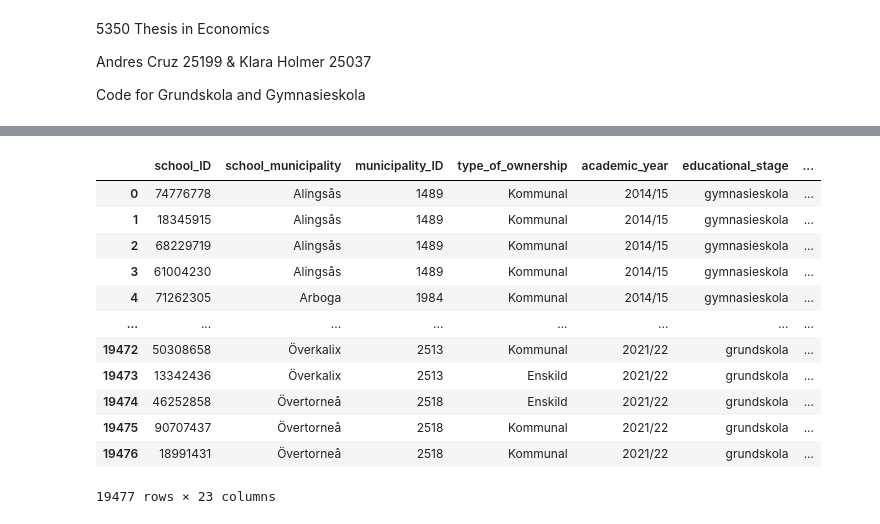
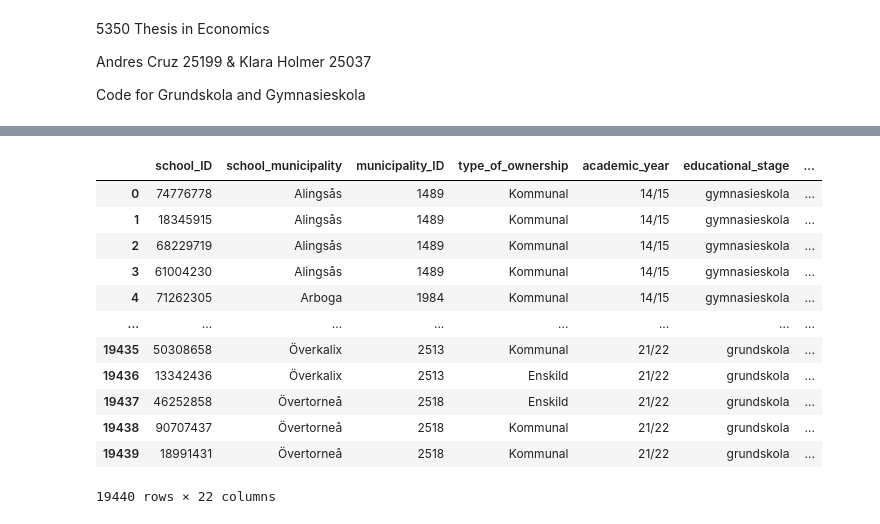
Before and after one commit to andrescruzsanchez/5350-Thesis-in-Economics, a Jupyter notebook: Code/Python/school_data_preparation.ipynb, the cells around one changed output, grey strips where cells are left out. Cells and saved outputs as stored; diff of their text form; code cells hidden in the pictures.

```diff
--- a/Code/Python/school_data_preparation.ipynb
+++ b/Code/Python/school_data_preparation.ipynb
@@ -117,22 +117,6 @@ dataframes = [pd.merge(df, kommun_data, on=join_keys, how='left') for df in data
 
 # Unpacking the list
 school_data_english, school_data_mathematics, school_data_swedish = dataframes
-
-school_data_english
-# %% [output]
-|  | school_ID | school_municipality | municipality_ID | type_of_ownership | academic_year | educational_stage | ... |
-| 0 | 74776778 | Alingsås | 1489 | Kommunal | 2014/15 | gymnasieskola | ... |
-| 1 | 18345915 | Alingsås | 1489 | Kommunal | 2014/15 | gymnasieskola | ... |
-| 2 | 68229719 | Alingsås | 1489 | Kommunal | 2014/15 | gymnasieskola | ... |
-| 3 | 61004230 | Alingsås | 1489 | Kommunal | 2014/15 | gymnasieskola | ... |
-| 4 | 71262305 | Arboga | 1984 | Kommunal | 2014/15 | gymnasieskola | ... |
-| ... | ... | ... | ... | ... | ... | ... | ... |
-| 19472 | 50308658 | Överkalix | 2513 | Kommunal | 2021/22 | grundskola | ... |
-| 19473 | 13342436 | Överkalix | 2513 | Enskild | 2021/22 | grundskola | ... |
-| 19474 | 46252858 | Övertorneå | 2518 | Enskild | 2021/22 | grundskola | ... |
-| 19475 | 90707437 | Övertorneå | 2518 | Kommunal | 2021/22 | grundskola | ... |
-| 19476 | 18991431 | Övertorneå | 2518 | Kommunal | 2021/22 | grundskola | ... |
-19477 rows × 23 columns
 # %%
 # Step 3 -  Imputing and dropping columns
 
@@ -149,6 +133,9 @@ labels = ["1-49", "50-99", "100-199", "200-299", "300-399", "400-499",
 
 # Define a list of columns to drop
 columns_to_drop = [
+    'total_school_students',
+    'graduating_students',
+    'total_fulltime_certified_teachers',
     'total_fulltime_teachers',
     'share_fulltime_certified_teachers',
     'total_active_teachers',
@@ -174,0 +201,44 @@ for df in dataframes:
+# %%
+# Step 4 -  Full School DataFrame
+
+# Find the common school_IDs using set intersection
+common_ids = set(school_data_english['school_ID']) \
+             & set(school_data_swedish['school_ID']) \
+             & set(school_data_mathematics['school_ID'])
+
+# Filter each DataFrame to include only the common school_IDs
+school_data_english = school_data_english[school_data_english['school_ID'].isin(common_ids)]
+school_data_swedish = school_data_swedish[school_data_swedish['school_ID'].isin(common_ids)]
+school_data_mathematics = school_data_mathematics[school_data_mathematics['school_ID'].isin(common_ids)]
+
+# Extract relvant columns for matching
+math_F = school_data_mathematics[['school_ID', 'academic_year', 'share_students_F_ma']]
+swedish_F = school_data_swedish[['school_ID', 'academic_year', 'share_students_F_sv']]
+english_F = school_data_english[['school_ID', 'academic_year', 'share_students_F_eng']]
+
+# Start from a full base dataset (any one of the three is fine)
+school_data = school_data_english.drop(columns=['share_students_F_eng'])
+
+# Merge Swedish share_students_F
+school_data = school_data.merge(swedish_F, on=['school_ID', 'academic_year'], how='left')
+
+# Merge English share_students_F
+school_data = school_data.merge(english_F, on=['school_ID', 'academic_year'], how='left')
+
+# Finally, merge back Mathematics
+school_data = school_data.merge(math_F, on=['school_ID', 'academic_year'], how='left')
+school_data
+# %% [output]
+|  | school_ID | school_municipality | municipality_ID | type_of_ownership | academic_year | educational_stage | ... |
+| 0 | 74776778 | Alingsås | 1489 | Kommunal | 14/15 | gymnasieskola | ... |
+| 1 | 18345915 | Alingsås | 1489 | Kommunal | 14/15 | gymnasieskola | ... |
+| 2 | 68229719 | Alingsås | 1489 | Kommunal | 14/15 | gymnasieskola | ... |
+| 3 | 61004230 | Alingsås | 1489 | Kommunal | 14/15 | gymnasieskola | ... |
+| 4 | 71262305 | Arboga | 1984 | Kommunal | 14/15 | gymnasieskola | ... |
+| ... | ... | ... | ... | ... | ... | ... | ... |
+| 19435 | 50308658 | Överkalix | 2513 | Kommunal | 21/22 | grundskola | ... |
+| 19436 | 13342436 | Överkalix | 2513 | Enskild | 21/22 | grundskola | ... |
+| 19437 | 46252858 | Övertorneå | 2518 | Enskild | 21/22 | grundskola | ... |
+| 19438 | 90707437 | Övertorneå | 2518 | Kommunal | 21/22 | grundskola | ... |
+| 19439 | 18991431 | Övertorneå | 2518 | Kommunal | 21/22 | grundskola | ... |
+19440 rows × 22 columns
```
Also changed, not shown: parts of 7 cells of this notebook, 56 other files.
